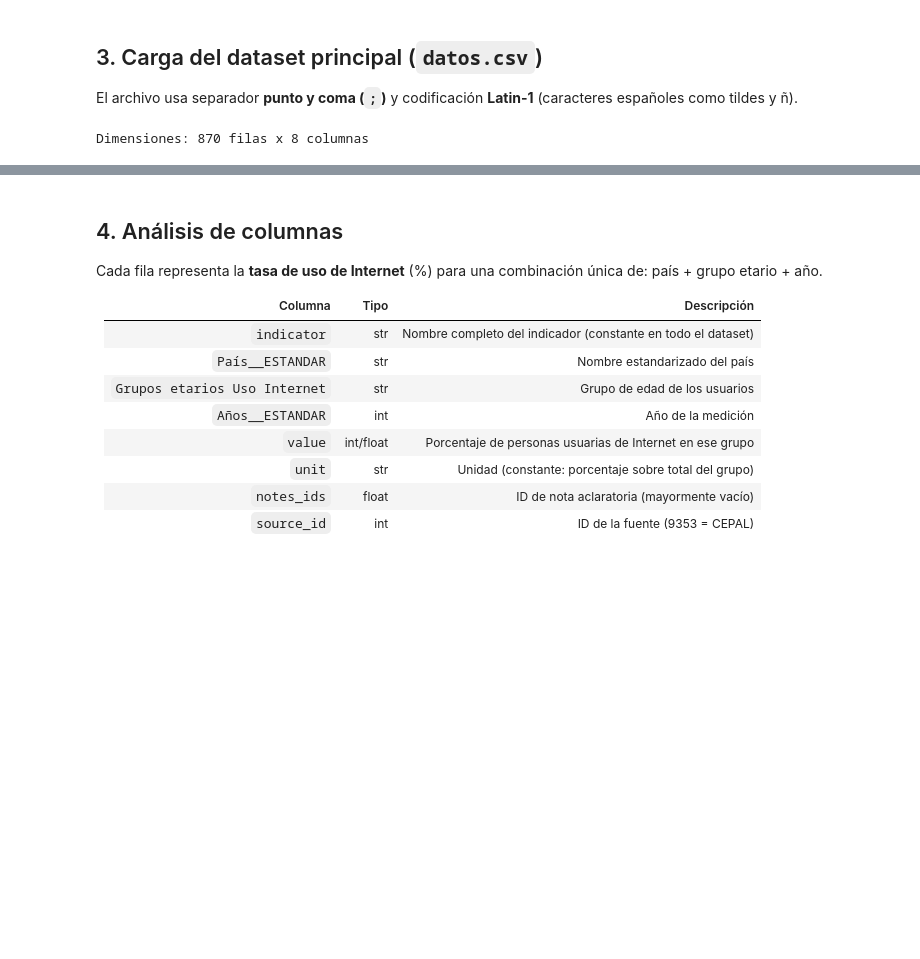
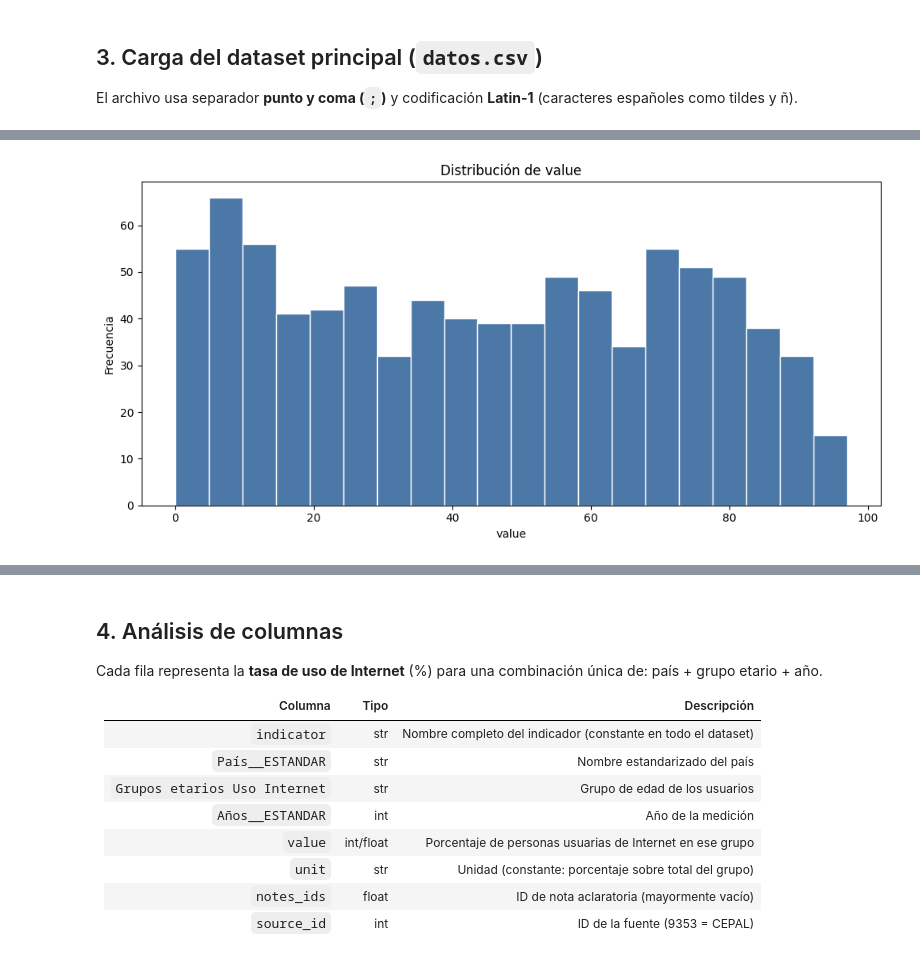
Before and after one commit to dlop6/PRY3-MD, a Jupyter notebook: 01_semana1_eda.ipynb, the cells around one changed output, grey strips where cells are left out. Saved outputs shown, nothing was run; the diff lists cells and outputs as text; code cells hidden in the pictures; blank space fills up the shorter version.

```diff
--- a/01_semana1_eda.ipynb
+++ b/01_semana1_eda.ipynb
@@ -76,8 +71,13 @@ for nombre in xls.sheet_names:
 
 El archivo usa separador **punto y coma (`;`)** y codificación **Latin-1** (caracteres españoles como tildes y ñ).
 # %%
-df = pd.read_csv(CSV_PATH, sep=';', encoding='latin-1')
-print(f'Dimensiones: {df.shape[0]} filas x {df.shape[1]} columnas')
-df.head()
+# Histograma de la variable value
+fig, ax = plt.subplots(figsize=(10, 5))
+ax.hist(df['value'], bins=20, color='#4C78A8', edgecolor='white')
+ax.set_title('Distribución de value')
+ax.set_xlabel('value')
+ax.set_ylabel('Frecuencia')
+plt.tight_layout()
+plt.savefig(os.path.join(PERSONA1_FIGURES_DIR, 'fig_distribucion_valores.png'), dpi=120, bbox_inches='tight')
+plt.show()
 # %% [output]
-Dimensiones: 870 filas x 8 columnas
@@ -90 +84,2 @@ Dimensiones: 870 filas x 8 columnas
+[figure, added]
 # %%
```
Also changed, not shown: parts of 30 cells of this notebook, 21 other files.
